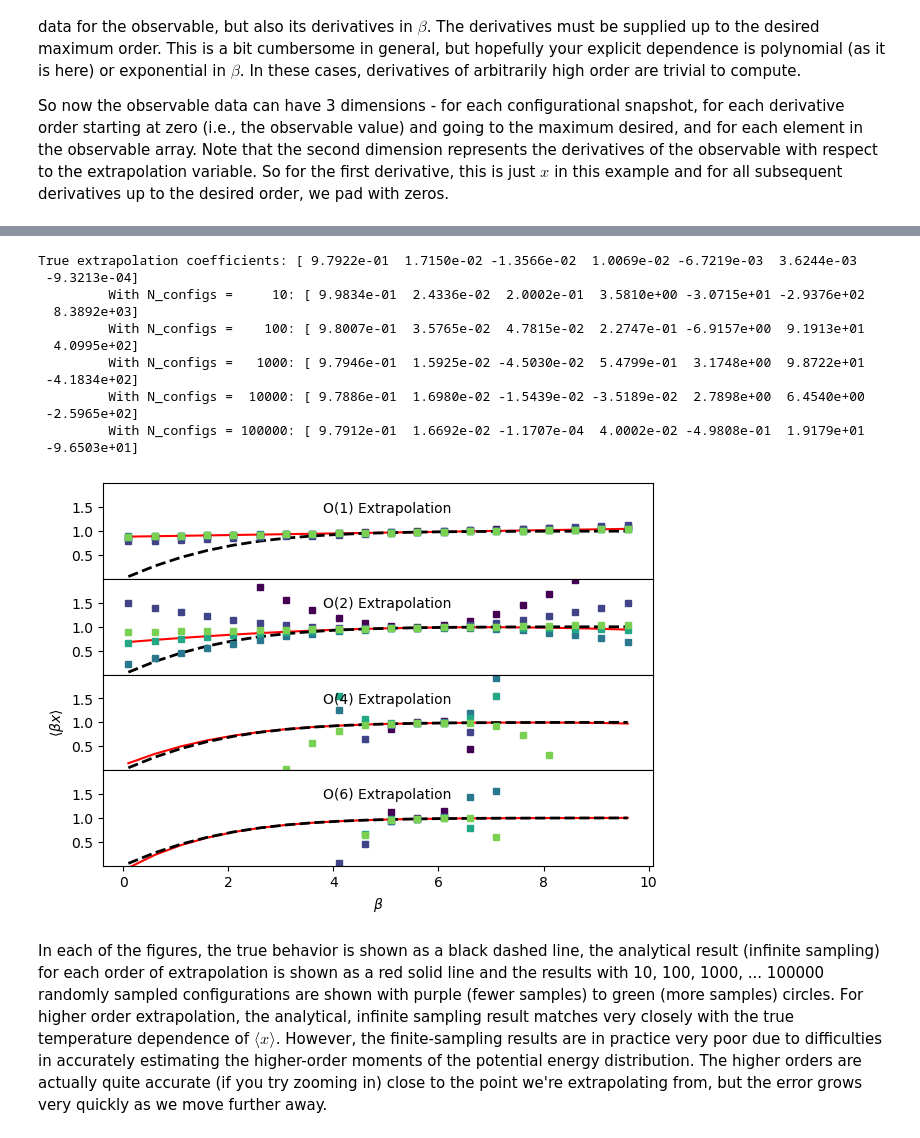
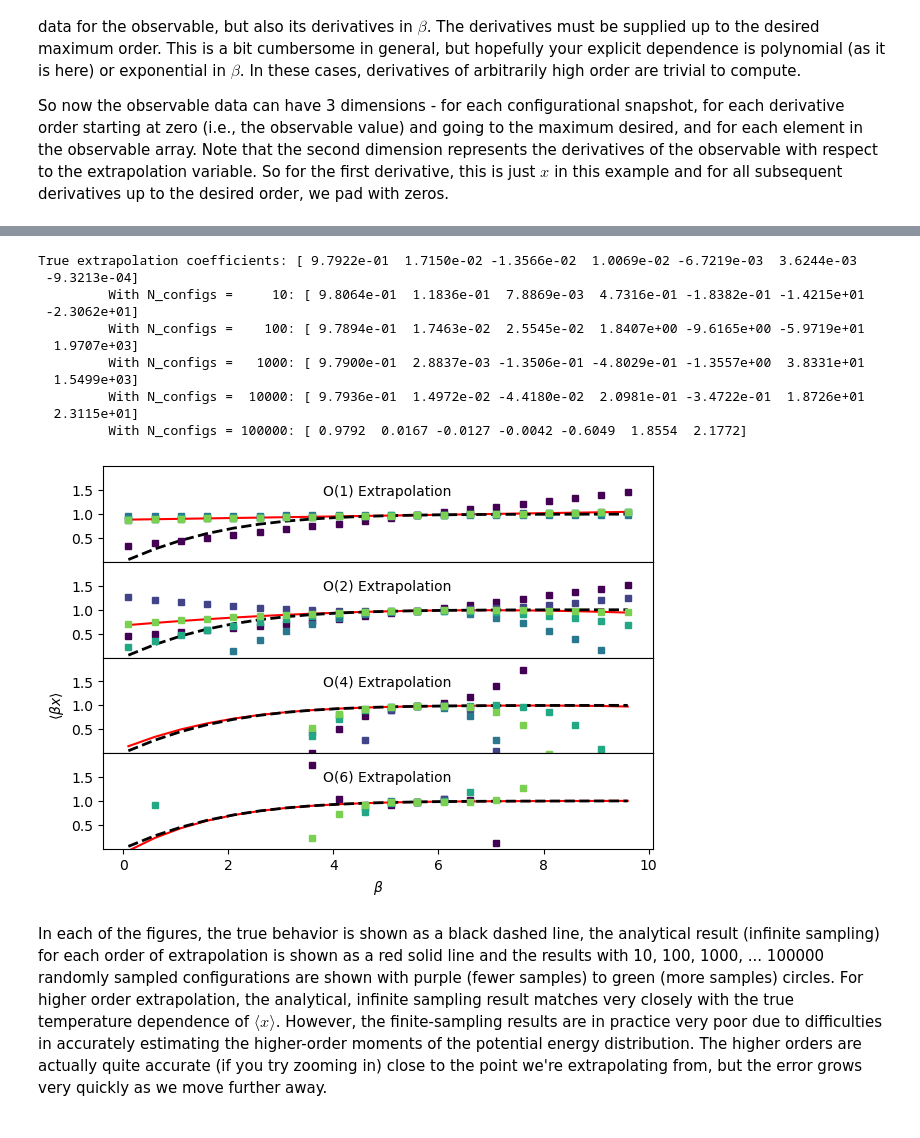
Before and after one commit to usnistgov/thermoextrap, a Jupyter notebook: examples/usage/basic/Temperature_Extrap_Case2.ipynb, the cells around one changed output, grey strips where cells are left out. Cells and saved outputs as stored; diff of their text form; code cells hidden in the pictures.

```diff
--- a/examples/usage/basic/Temperature_Extrap_Case2.ipynb
+++ b/examples/usage/basic/Temperature_Extrap_Case2.ipynb
@@ -31,8 +30,14 @@ import matplotlib.pyplot as plt
 import numpy as np
 import xarray as xr
 
+# random number generator
+import thermoextrap.random
+
 # Import idealgas module
 from thermoextrap import idealgas
+
+rng = thermoextrap.random.default_rng(seed=0)
+
 
 # Define test betas and reference beta
 betas = np.arange(0.1, 10.0, 0.5)
@@ -158,7 +162,7 @@ for j, o in enumerate(orders):
         print(f"True extrapolation coefficients: {trueDerivs}")
 
 for i, n in enumerate(nsampvals):
-    thisinds = np.random.choice(len(xdata), size=n, replace=False)
+    thisinds = rng.choice(len(xdata), size=n, replace=False)
 
     # Get parameters for extrapolation model with this data by training it - the parameters are the derivatives
     xem_dep = xtrap.beta.factory_extrapmodel(
@@ -177,43 +181,42 @@ for i, n in enumerate(nsampvals):
     print(f"\t With N_configs = {n:6}: {xem_dep.derivs(norm=False).values.flatten()}")
     for j, o in enumerate(orders):
         out.sel(order=o).plot(
             marker="s",
             ms=4,
             color=nsampcolors[i],
             ls="None",
             label=f"N={n}",
             ax=ax[j],
         )
 
 ax[2].set_ylabel(r"$\langle \beta x \rangle$")
 ax[-1].set_xlabel(r"$\beta$")
 
 for j, o in enumerate(orders):
     ax[j].annotate("O(%i) Extrapolation" % (o), xy=(0.4, 0.7), xycoords="axes fraction")
 
 ax[-1].set_ylim((0.0, 2.0))
 ax[-1].yaxis.set_major_locator(mpl.ticker.MaxNLocator(nbins=4, prune="both"))
 
 fig.tight_layout()
 fig.subplots_adjust(hspace=0.0)
 
 for a in ax:
     a.set_title(None)
 
 plt.show()
 # %% [output]
 True extrapolation coefficients: [ 9.7922e-01  1.7150e-02 -1.3566e-02  1.0069e-02 -6.7219e-03  3.6244e-03
  -9.3213e-04]
-         With N_configs =     10: [ 9.9834e-01  2.4336e-02  2.0002e-01  3.5810e+00 -3.0715e+01 -2.9376e+02
-  8.3892e+03]
-         With N_configs =    100: [ 9.8007e-01  3.5765e-02  4.7815e-02  2.2747e-01 -6.9157e+00  9.1913e+01
-  4.0995e+02]
-         With N_configs =   1000: [ 9.7946e-01  1.5925e-02 -4.5030e-02  5.4799e-01  3.1748e+00  9.8722e+01
- -4.1834e+02]
-         With N_configs =  10000: [ 9.7886e-01  1.6980e-02 -1.5439e-02 -3.5189e-02  2.7898e+00  6.4540e+00
- -2.5965e+02]
-         With N_configs = 100000: [ 9.7912e-01  1.6692e-02 -1.1707e-04  4.0002e-02 -4.9808e-01  1.9179e+01
- -9.6503e+01]
+         With N_configs =     10: [ 9.8064e-01  1.1836e-01  7.8869e-03  4.7316e-01 -1.8382e-01 -1.4215e+01
+ -2.3062e+01]
+         With N_configs =    100: [ 9.7894e-01  1.7463e-02  2.5545e-02  1.8407e+00 -9.6165e+00 -5.9719e+01
+  1.9707e+03]
+         With N_configs =   1000: [ 9.7900e-01  2.8837e-03 -1.3506e-01 -4.8029e-01 -1.3557e+00  3.8331e+01
+  1.5499e+03]
+         With N_configs =  10000: [ 9.7936e-01  1.4972e-02 -4.4180e-02  2.0981e-01 -3.4722e-01  1.8726e+01
+  2.3115e+01]
+         With N_configs = 100000: [ 0.9792  0.0167 -0.0127 -0.0042 -0.6049  1.8554  2.1772]
-[figure, old version]
+[figure, new version]
 # %% [markdown]
 In each of the figures, the true behavior is shown as a black dashed line, the analytical result (infinite sampling) for each order of extrapolation is shown as a red solid line and the results with 10, 100, 1000, ... 100000 randomly sampled configurations are shown with purple (fewer samples) to green (more samples) circles. For higher order extrapolation, the analytical, infinite sampling result matches very closely with the true temperature dependence of $\langle x \rangle$. However, the finite-sampling results are in practice very poor due to difficulties in accurately estimating the higher-order moments of the potential energy distribution. The higher orders are actually quite accurate (if you try zooming in) close to the point we're extrapolating from, but the error grows very quickly as we move further away.
```
Also changed, not shown: parts of 4 cells of this notebook, 33 other files.
